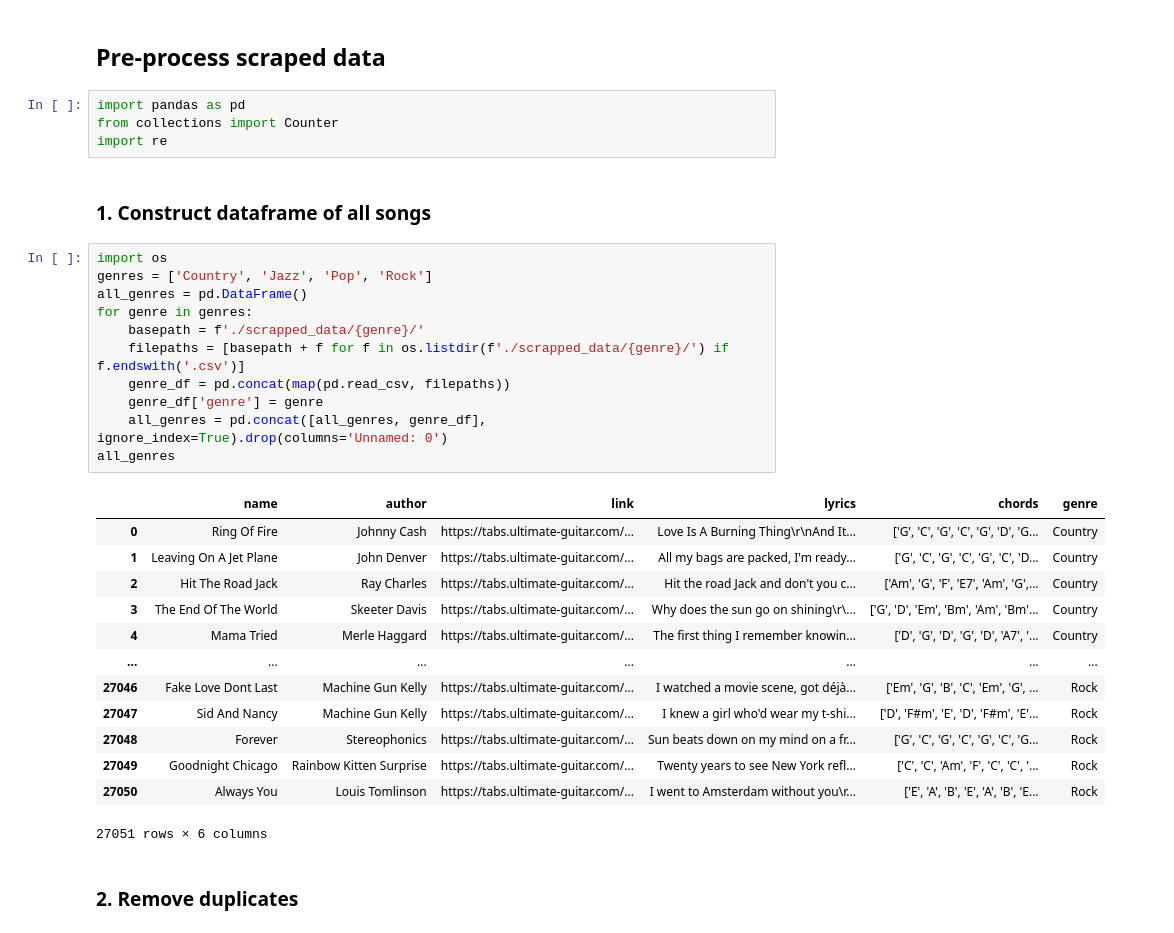
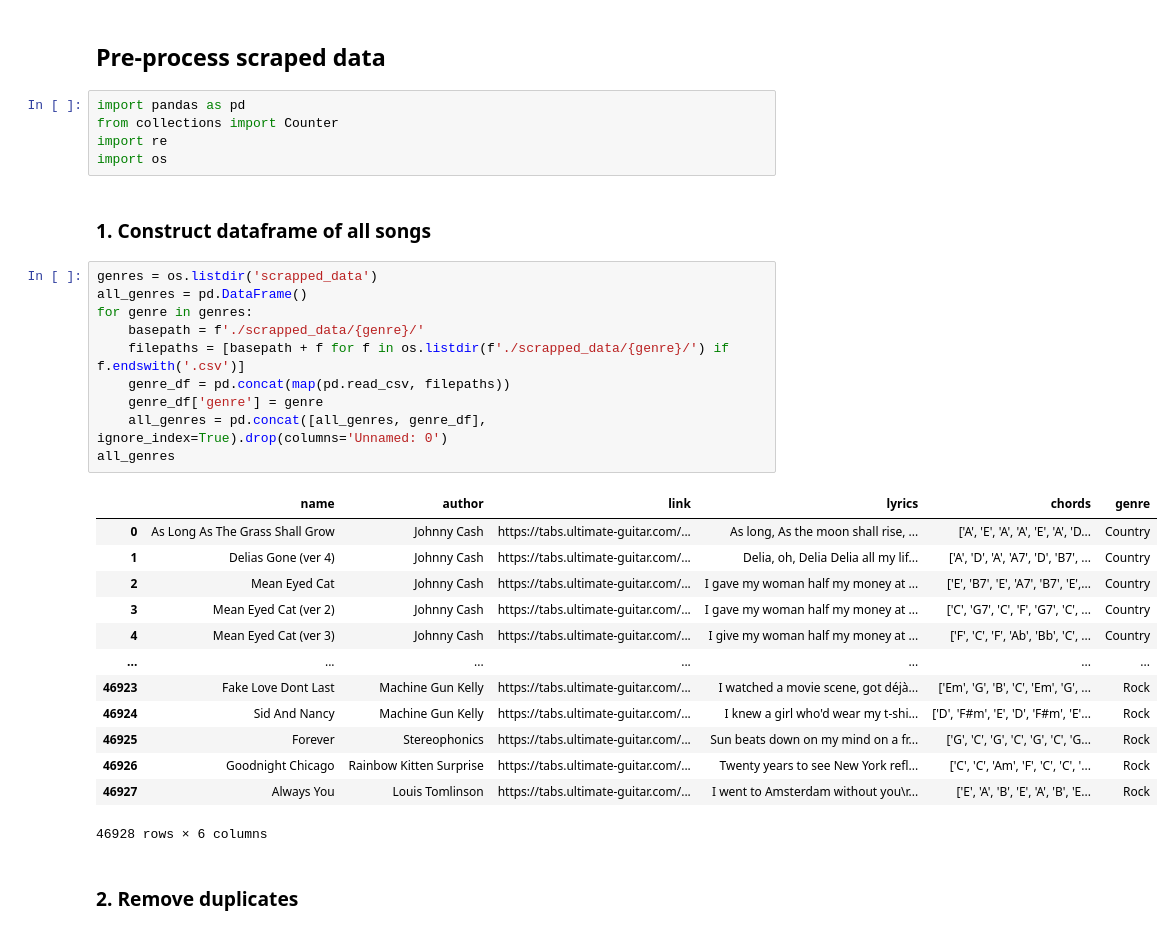
Before and after one commit to ThomasBench/ComputadorMusica, a Jupyter notebook: dataProcessor.ipynb, the cells around one changed output. Drawn from its saved outputs; the diff is of its cells as text.

```diff
--- a/dataProcessor.ipynb
+++ b/dataProcessor.ipynb
@@ -4,33 +4,33 @@
 import pandas as pd
 from collections import Counter
 import re
+import os
 # %% [markdown]
 ### 1. Construct dataframe of all songs
 # %%
-import os
-genres = ['Country', 'Jazz', 'Pop', 'Rock']
+genres = os.listdir('scrapped_data')
 all_genres = pd.DataFrame()
 for genre in genres:
     basepath = f'./scrapped_data/{genre}/'
     filepaths = [basepath + f for f in os.listdir(f'./scrapped_data/{genre}/') if f.endswith('.csv')]
     genre_df = pd.concat(map(pd.read_csv, filepaths))
     genre_df['genre'] = genre
     all_genres = pd.concat([all_genres, genre_df], ignore_index=True).drop(columns='Unnamed: 0')
 all_genres
 # %% [output]
 |  | name | author | link | lyrics | chords | genre |
-| 0 | Ring Of Fire | Johnny Cash | https://tabs.ultimate-guitar.com/... | Love Is A Burning Thing\r\nAnd It... | ['G', 'C', 'G', 'C', 'G', 'D', 'G... | Country |
-| 1 | Leaving On A Jet Plane | John Denver | https://tabs.ultimate-guitar.com/... | All my bags are packed, I'm ready... | ['G', 'C', 'G', 'C', 'G', 'C', 'D... | Country |
-| 2 | Hit The Road Jack | Ray Charles | https://tabs.ultimate-guitar.com/... | Hit the road Jack and don't you c... | ['Am', 'G', 'F', 'E7', 'Am', 'G',... | Country |
-| 3 | The End Of The World | Skeeter Davis | https://tabs.ultimate-guitar.com/... | Why does the sun go on shining\r\... | ['G', 'D', 'Em', 'Bm', 'Am', 'Bm'... | Country |
-| 4 | Mama Tried | Merle Haggard | https://tabs.ultimate-guitar.com/... | The first thing I remember knowin... | ['D', 'G', 'D', 'G', 'D', 'A7', '... | Country |
+| 0 | As Long As The Grass Shall Grow | Johnny Cash | https://tabs.ultimate-guitar.com/... | As long, As the moon shall rise, ... | ['A', 'E', 'A', 'A', 'E', 'A', 'D... | Country |
+| 1 | Delias Gone (ver 4) | Johnny Cash | https://tabs.ultimate-guitar.com/... | Delia, oh, Delia Delia all my lif... | ['A', 'D', 'A', 'A7', 'D', 'B7', ... | Country |
+| 2 | Mean Eyed Cat | Johnny Cash | https://tabs.ultimate-guitar.com/... | I gave my woman half my money at ... | ['E', 'B7', 'E', 'A7', 'B7', 'E',... | Country |
+| 3 | Mean Eyed Cat (ver 2) | Johnny Cash | https://tabs.ultimate-guitar.com/... | I gave my woman half my money at ... | ['C', 'G7', 'C', 'F', 'G7', 'C', ... | Country |
+| 4 | Mean Eyed Cat (ver 3) | Johnny Cash | https://tabs.ultimate-guitar.com/... | I give my woman half my money at ... | ['F', 'C', 'F', 'Ab', 'Bb', 'C', ... | Country |
 | ... | ... | ... | ... | ... | ... | ... |
-| 27046 | Fake Love Dont Last | Machine Gun Kelly | https://tabs.ultimate-guitar.com/... | I watched a movie scene, got déjà... | ['Em', 'G', 'B', 'C', 'Em', 'G', ... | Rock |
-| 27047 | Sid And Nancy | Machine Gun Kelly | https://tabs.ultimate-guitar.com/... | I knew a girl who'd wear my t-shi... | ['D', 'F#m', 'E', 'D', 'F#m', 'E'... | Rock |
-| 27048 | Forever | Stereophonics | https://tabs.ultimate-guitar.com/... | Sun beats down on my mind on a fr... | ['G', 'C', 'G', 'C', 'G', 'C', 'G... | Rock |
-| 27049 | Goodnight Chicago | Rainbow Kitten Surprise | https://tabs.ultimate-guitar.com/... | Twenty years to see New York refl... | ['C', 'C', 'Am', 'F', 'C', 'C', '... | Rock |
-| 27050 | Always You | Louis Tomlinson | https://tabs.ultimate-guitar.com/... | I went to Amsterdam without you\r... | ['E', 'A', 'B', 'E', 'A', 'B', 'E... | Rock |
+| 46923 | Fake Love Dont Last | Machine Gun Kelly | https://tabs.ultimate-guitar.com/... | I watched a movie scene, got déjà... | ['Em', 'G', 'B', 'C', 'Em', 'G', ... | Rock |
+| 46924 | Sid And Nancy | Machine Gun Kelly | https://tabs.ultimate-guitar.com/... | I knew a girl who'd wear my t-shi... | ['D', 'F#m', 'E', 'D', 'F#m', 'E'... | Rock |
+| 46925 | Forever | Stereophonics | https://tabs.ultimate-guitar.com/... | Sun beats down on my mind on a fr... | ['G', 'C', 'G', 'C', 'G', 'C', 'G... | Rock |
+| 46926 | Goodnight Chicago | Rainbow Kitten Surprise | https://tabs.ultimate-guitar.com/... | Twenty years to see New York refl... | ['C', 'C', 'Am', 'F', 'C', 'C', '... | Rock |
+| 46927 | Always You | Louis Tomlinson | https://tabs.ultimate-guitar.com/... | I went to Amsterdam without you\r... | ['E', 'A', 'B', 'E', 'A', 'B', 'E... | Rock |
-27051 rows × 6 columns
+46928 rows × 6 columns
 # %% [markdown]
 ### 2. Remove duplicates
 # %% [markdown]
```
Also changed, not shown: parts of 15 cells of this notebook, 2 other files.
